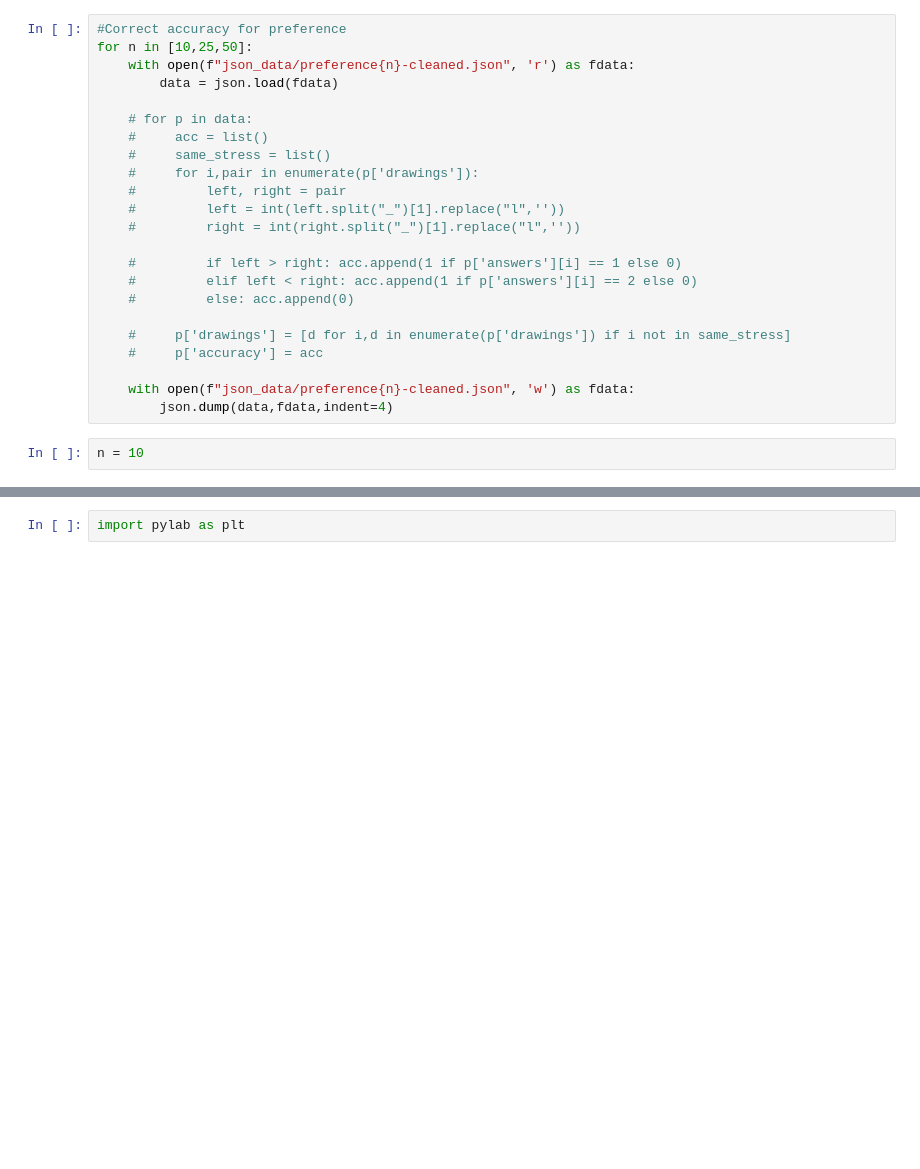
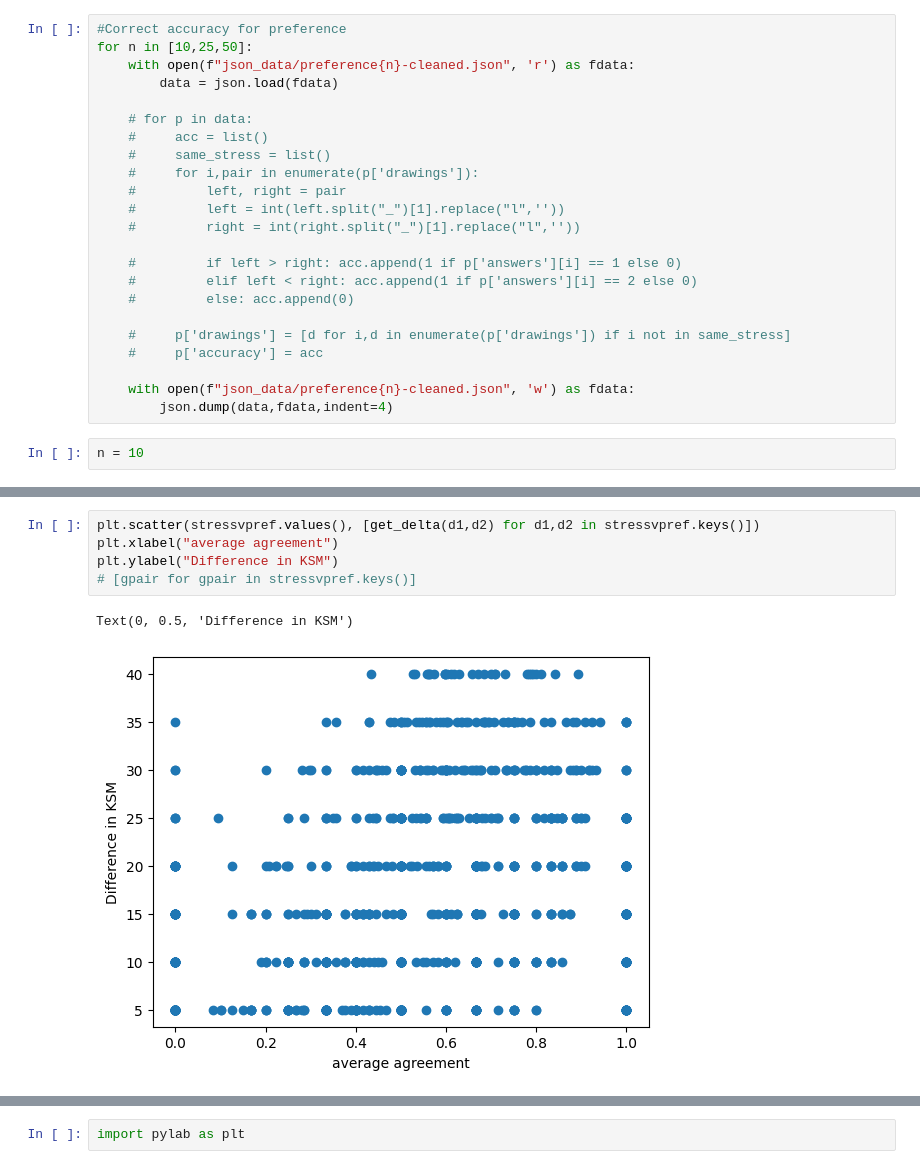
Before and after one commit to JacobLMiller/stress-preference, a Jupyter notebook: data_to_json.ipynb, the cells around one changed output, grey strips where cells are left out. Saved outputs shown, nothing was run; the diff lists cells and outputs as text; blank space fills up the shorter version.

```diff
--- a/data_to_json.ipynb
+++ b/data_to_json.ipynb
@@ -159,0 +224,8 @@ for k1 in stresstest.keys():
+# %%
+plt.scatter(stressvpref.values(), [get_delta(d1,d2) for d1,d2 in stressvpref.keys()])
+plt.xlabel("average agreement")
+plt.ylabel("Difference in KSM")
+# [gpair for gpair in stressvpref.keys()]
+# %% [output]
+Text(0, 0.5, 'Difference in KSM')
+[figure, added]
```
Also changed, not shown: parts of 17 cells of this notebook, 3 other files.
